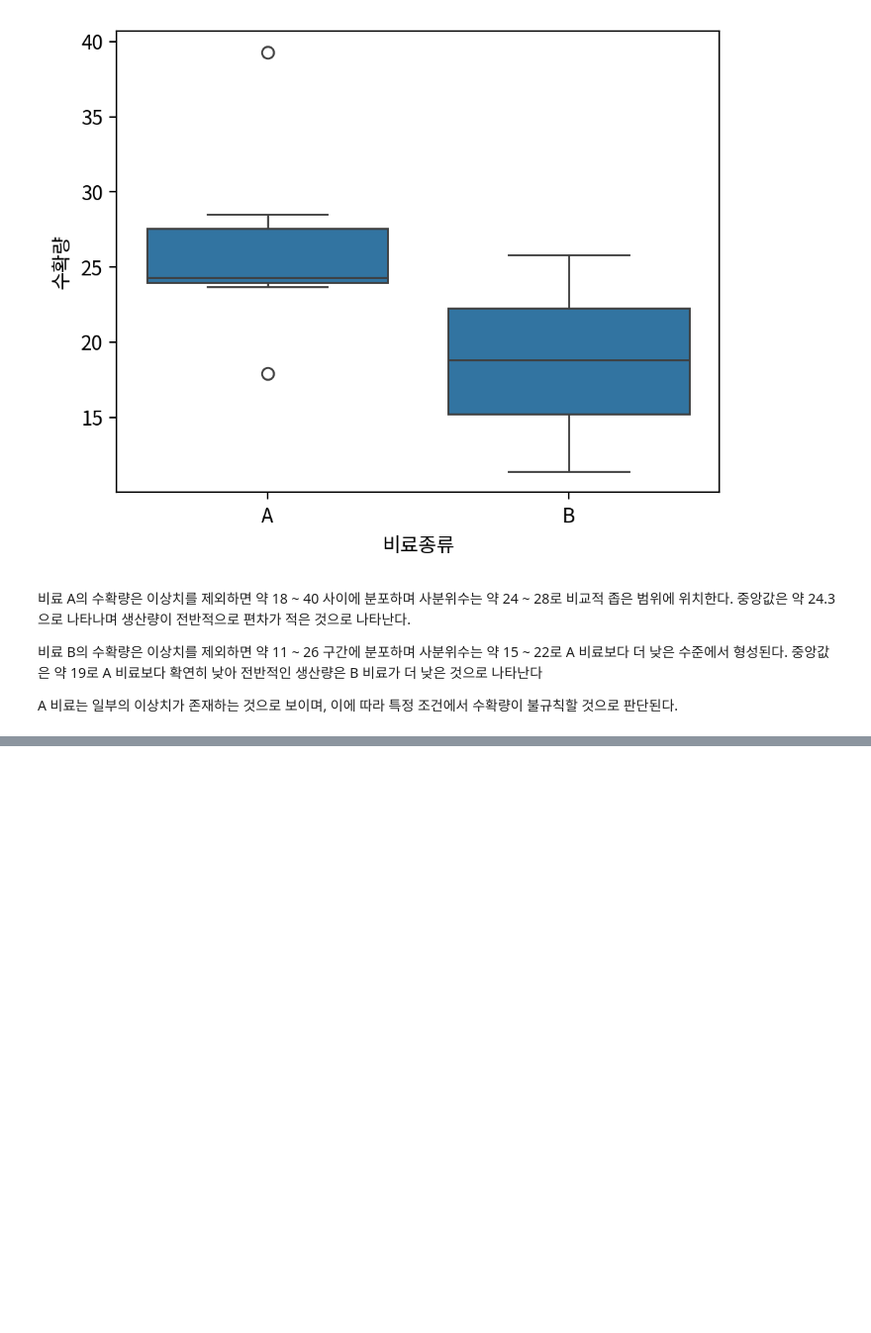
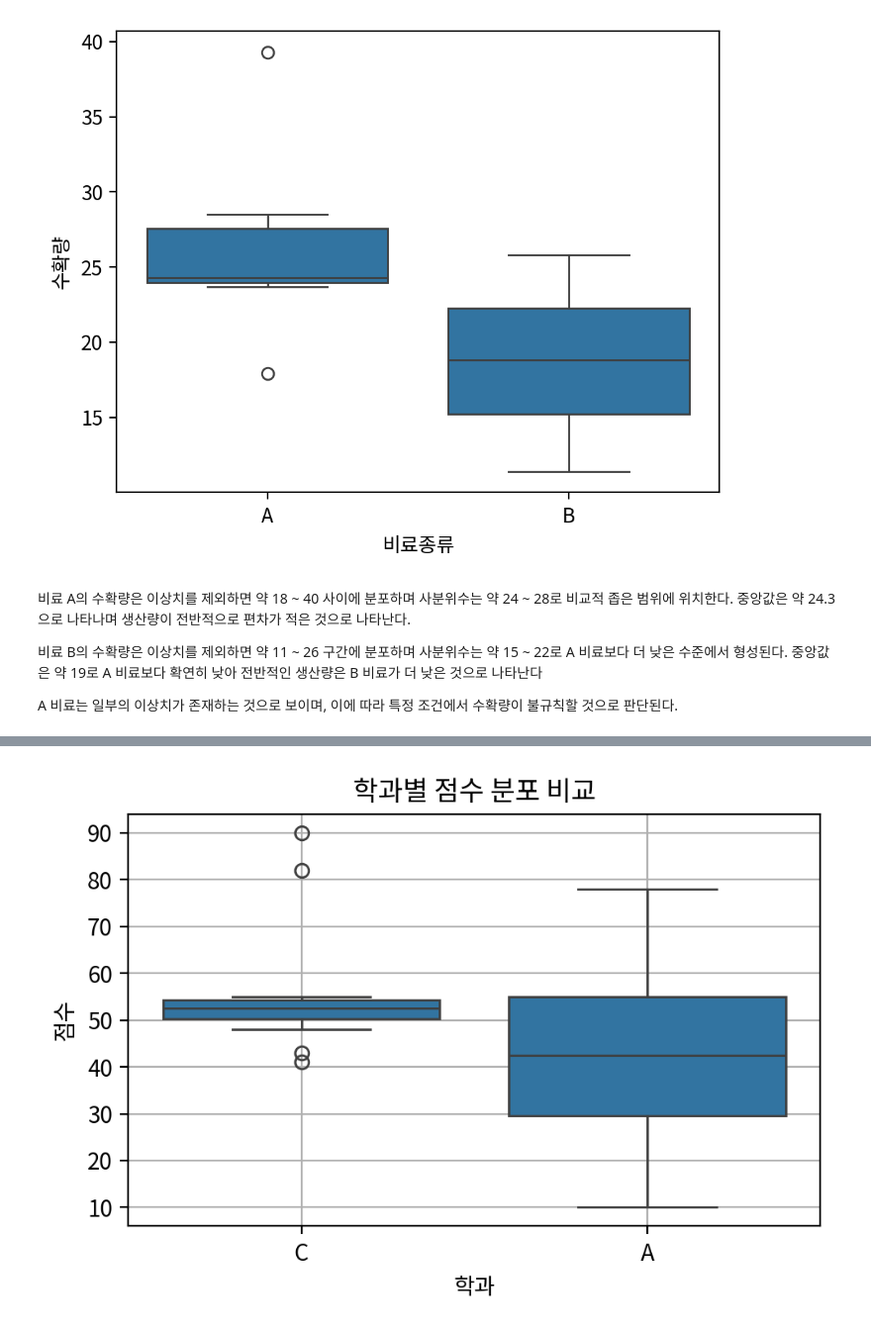
Before and after one commit to BeakJW/DATA_ANALYSIS_STUDY, a Jupyter notebook: 6강/06-종합-연습문제.ipynb, the cells around one changed output, grey strips where cells are left out. Shown: that part at 99% size. Drawn from its saved outputs; the diff is of its cells as text; code cells hidden in the pictures; blank space fills up the shorter version.

```diff
--- a/6강/06-종합-연습문제.ipynb
+++ b/6강/06-종합-연습문제.ipynb
@@ -258,0 +263,3 @@ A 비료는 일부의 이상치가 존재하는 것으로 보이며, 이에 따
+# %%
+origin = load_data("analysis_grade")
+origin.head()
@@ -258,0 +276,3 @@ A 비료는 일부의 이상치가 존재하는 것으로 보이며, 이에 따
+# %%
+df = origin.copy()
+df.groupby('학과')['점수'].describe().T
@@ -258,0 +289,21 @@ A 비료는 일부의 이상치가 존재하는 것으로 보이며, 이에 따
+# %%
+# 1) 그래프 초기화
+width_px = 1000
+height_px = 700
+rows = 1
+cols = 1
+figsize = (width_px / my_dpi, height_px / my_dpi)
+fig, ax = plt.subplots(rows, cols, figsize=figsize, dpi=my_dpi)
+
+# 2) 박스플롯
+sb.boxplot(data=df, x='학과', y='점수')
+
+# 3) 꾸미기
+ax.set_title("학과별 점수 분포 비교")
+ax.grid()
+
+plt.tight_layout()
+plt.show()
+plt.close()
+# %% [output]
+[figure, added]
```
Also changed, not shown: parts of 13 cells of this notebook, 8 other files.
